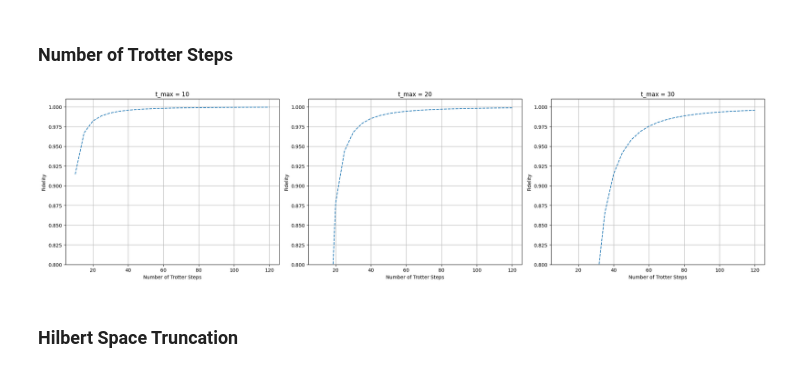
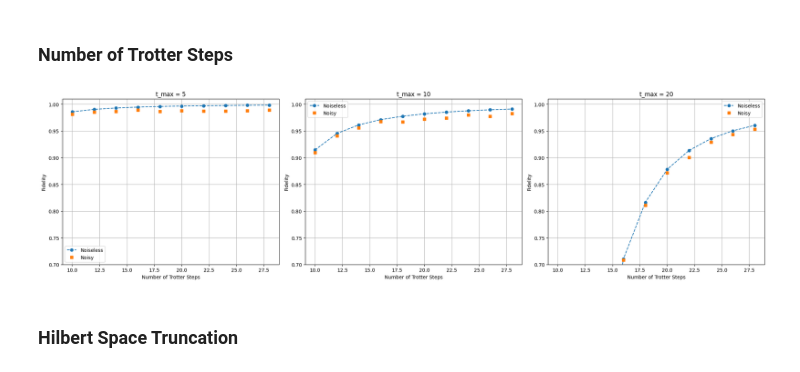
Before and after one commit to samgodwood/bosonic-qiskit, a Jupyter notebook: playground/bosonic_operator_costs/holstein/hybrid_holstein.ipynb, the cells around one changed output. Cells and saved outputs as stored; diff of their text form; code cells hidden in the pictures.

Commit message:
Add noisy plots and experimental changes for hybrid_holstein

```diff
--- a/playground/bosonic_operator_costs/holstein/hybrid_holstein.ipynb
+++ b/playground/bosonic_operator_costs/holstein/hybrid_holstein.ipynb
@@ -263,7 +380,7 @@ import os
 # Define base parameters
 dt_trotter = 0.1          # Trotter time step
 dt_qutip = 0.01           # qutip timestep
-t_max = 10.0              # Final time
+t_max = 1.0              # Final time
 num_qubits_per_qumode = 3 # qubits per mode for trotterization
 N_b = 2**num_qubits_per_qumode  # cutoff for exact simulation
 fermion_init = [0, 1, 0, 0]       # initial state of the fermions
@@ -360,53 +614,84 @@ Saved plots/plot_9.pdf
 import warnings
 from scipy.sparse import SparseEfficiencyWarning
 warnings.filterwarnings("ignore", category=SparseEfficiencyWarning)
+warnings.filterwarnings(
+    "ignore",
+    message="PhotonLossNoisePass ignores instructions without duration, you may need to schedule circuit in advance",
+    category=UserWarning
+)
 
-t_max_values = [10, 20, 30]
+t_max_values = [5, 10, 20]
 v = 1.0
 omega = 1.0
 g = 0.5
 num_qubits_per_qumode = 3
 N_b = 2**num_qubits_per_qumode
-
-# Fermion initial state
-fermion_init = [0, 1, 0, 0]
-
-# Trotter step counts
-steps_list = np.arange(10, 121, 5)
+shots = 1028
+fermion_init = [0, 1, 0, 0] # Fermion initial state
+steps_list = np.arange(10, 30, 2) # Trotter step counts
 
 fig, axs = plt.subplots(1, 3, figsize=(21, 6))
 for idx, t_max in enumerate(t_max_values):
-    # Final State
+    # Get exact final state
     exact_result = exact_qutip_holstein_sim(v=v, omega=omega, g=g, N_b=N_b,
                                              t_max=t_max, num_steps=101,
                                              fermion_init=fermion_init)
     psi_exact = exact_result.states[-1]
 
-    fid_list = []  # fidelity for each number of steps
+    fid_list = []              # fidelity for noiseless simulation
+    fid_noise_avg_list = []    # average fidelity for noisy simulation
+    # lower_err_list = []        # lower error bar (avg - min)
+    # upper_err_list = []        # upper error bar (max - avg)
+
     for steps in steps_list:
         dt_trotter = t_max / steps  # time step
+
+        # Noiseless trotter
         psi_trotter, _ = simulate_holstein_model(dt=dt_trotter, num_trotter=steps,
                                                   v=v, omega=omega, g=g,
                                                   fermion_init=fermion_init,
-                                                  num_qubits_per_qumode=num_qubits_per_qumode)
-
+                                                  num_qubits_per_qumode=num_qubits_per_qumode,
+                                                  noise=False)
         fid = qt.fidelity(psi_exact, psi_trotter)
         fid_list.append(fid)
 
+        # Noisy tritter returns a list of statevectors
+        psi_trotter_noisy_list, _ = simulate_holstein_model(dt=dt_trotter, num_trotter=steps,
+                                                             v=v, omega=omega, g=g,
+                                                             fermion_init=fermion_init,
+                                                             num_qubits_per_qumode=num_qubits_per_qumode,
+                                                             noise=True, shots=shots)
+        shot_fids = []
+        for state in psi_trotter_noisy_list:
+            shot_fid = qt.fidelity(psi_exact, state)
+            shot_fids.append(shot_fid)
+
+        avg_fid = np.mean(shot_fids)
+        fid_noise_avg_list.append(avg_fid)
+        # # Compute asymmetric error bars:
+        # lower_err = avg_fid - min(shot_fids)
+        # upper_err = max(shot_fids) - avg_fid
+        # lower_err_list.append(lower_err)
+        # upper_err_list.append(upper_err)
+
     # Plot
     ax = axs[idx]
-    # ax.scatter(steps_list, fid_list, marker='o', color='blue', s=60)
-    ax.plot(steps_list, fid_list, linestyle = '--')
+    ax.plot(steps_list, fid_list, linestyle='--', marker='o', label="Noiseless")
+    ax.plot(steps_list, fid_noise_avg_list, 's', label="Noisy")
+    # ax.errorbar(steps_list, fid_noise_avg_list, yerr=[lower_err_list, upper_err_list],
+    #             fmt='s', capsize=5, label="Noisy")
+
     ax.set_xlabel("Number of Trotter Steps")
     ax.set_ylabel("Fidelity")
     ax.set_title(f"t_max = {t_max}")
     ax.grid(True)
-    ax.set_ylim(0.8, 1.01)  # set common y-axis limits
+    ax.set_ylim(0.7, 1.01)
+    ax.legend()
 
 plt.tight_layout(rect=[0, 0, 1, 0.95])
 plt.show()
 # %% [output]
-[figure, old version]
+[figure, new version]
 # %% [markdown]
 ### Hilbert Space Truncation
 # %% [markdown]
```
Also changed, not shown: parts of 6 cells of this notebook.
